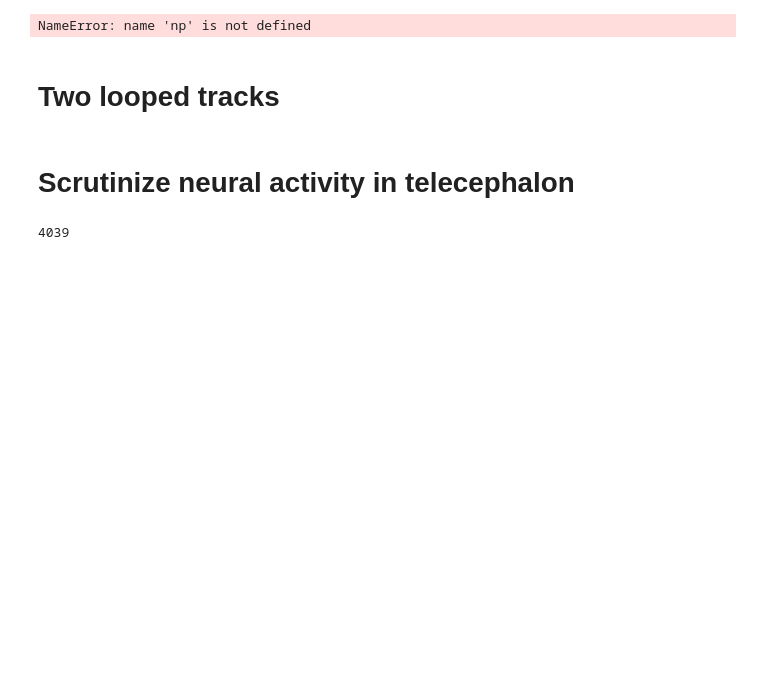
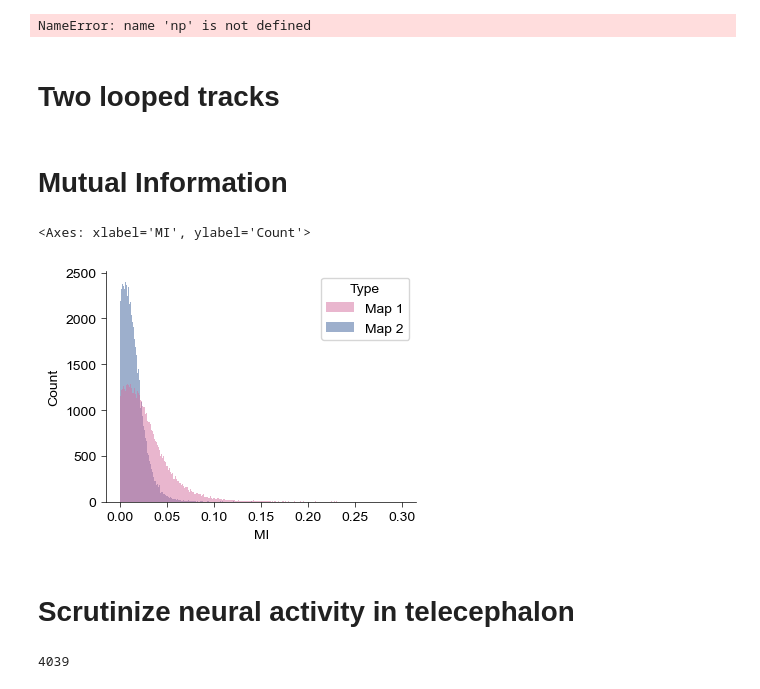
Before and after one commit to YAO-Shuyang/ZFishAnalysis, a Jupyter notebook: figure/Fig5007 - Spatial Preference.ipynb, the cells around one changed output. Drawn from its saved outputs; the diff is of its cells as text; code cells hidden in the pictures; blank space fills up the shorter version.

```diff
--- a/figure/Fig5007 - Spatial Preference.ipynb
+++ b/figure/Fig5007 - Spatial Preference.ipynb
@@ -890,6 +890,35 @@ convertor = np.array([0, 3, 5, 2, 1, 6, 4])
 path = r"D:\EnData\Light-sheet\10158\S2"
 with open(join(path, "trace.pkl"), 'rb') as f:
     trace = pickle.load(f)
+# %% [markdown]
+# Mutual Information
+# %%
+MI = trace['mutual_info']
+res = {
+    "Type": np.concatenate([
+        np.repeat("Map 1", MI.shape[0]),
+        np.repeat("Map 2", MI.shape[0])
+    ]),
+    "MI": np.concatenate([MI[:, 0], MI[:, 1]])
+}
+idx = np.where(res['MI'] > 0)[0]
+for k in res.keys():
+    res[k] = res[k][idx]
+
+fig = plt.figure(figsize=(4, 3))
+ax = Clear_Axes(plt.axes(), close_spines=['top', 'right'], ifxticks=True, ifyticks=True)
+sns.histplot(
+    data=res,
+    x="MI",
+    hue="Type",
+    ax=ax,
+    palette=ChannelColors,
+    alpha=0.5, edgecolor=None,
+    binrange=(0, 0.3)
+)
+# %% [output]
+<Axes: xlabel='MI', ylabel='Count'>
+[figure, added]
 # %% [markdown]
 # Scrutinize neural activity in telecephalon
 # %%
```
Also changed, not shown: parts of 1 cell of this notebook, 1 other file.
